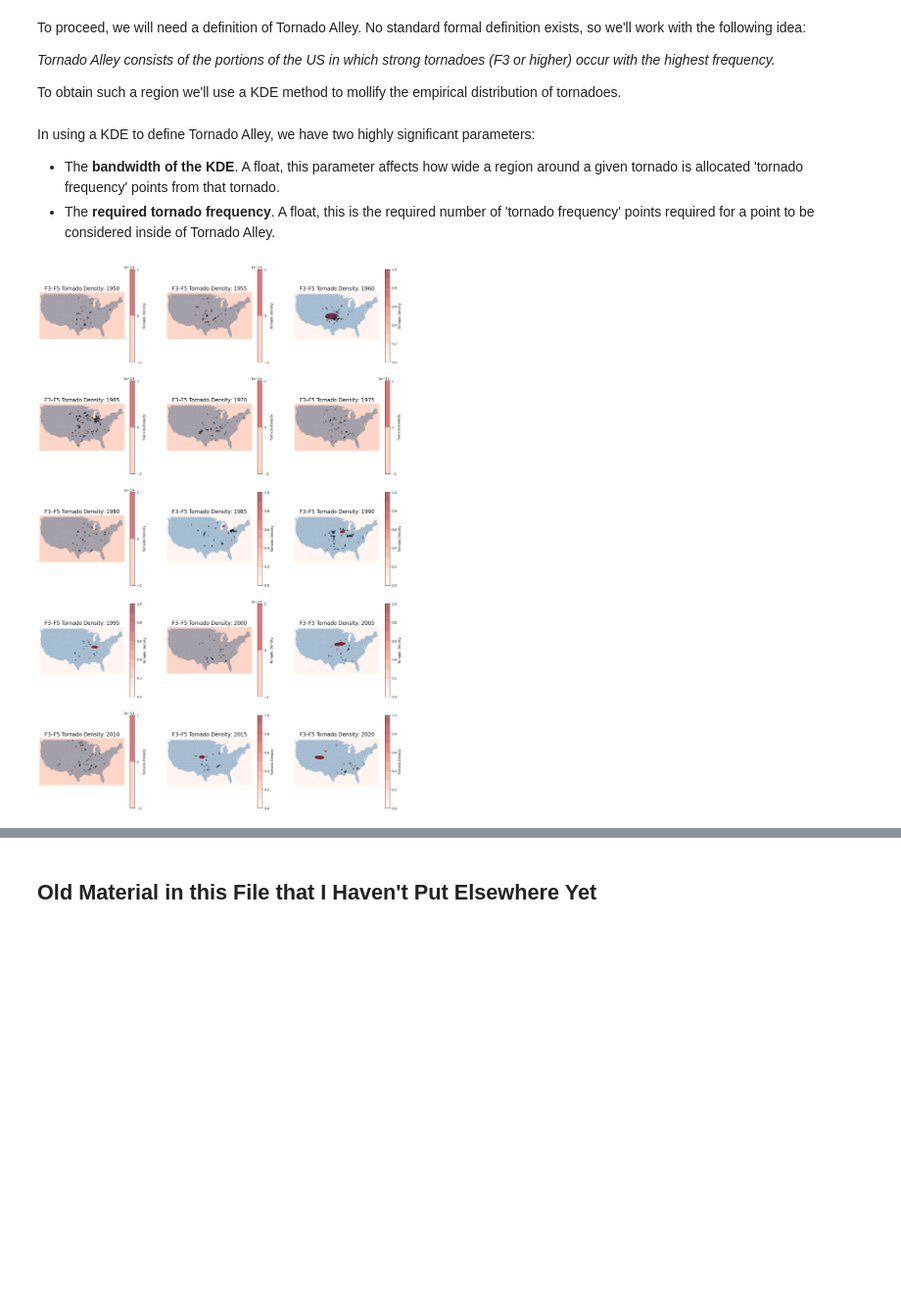
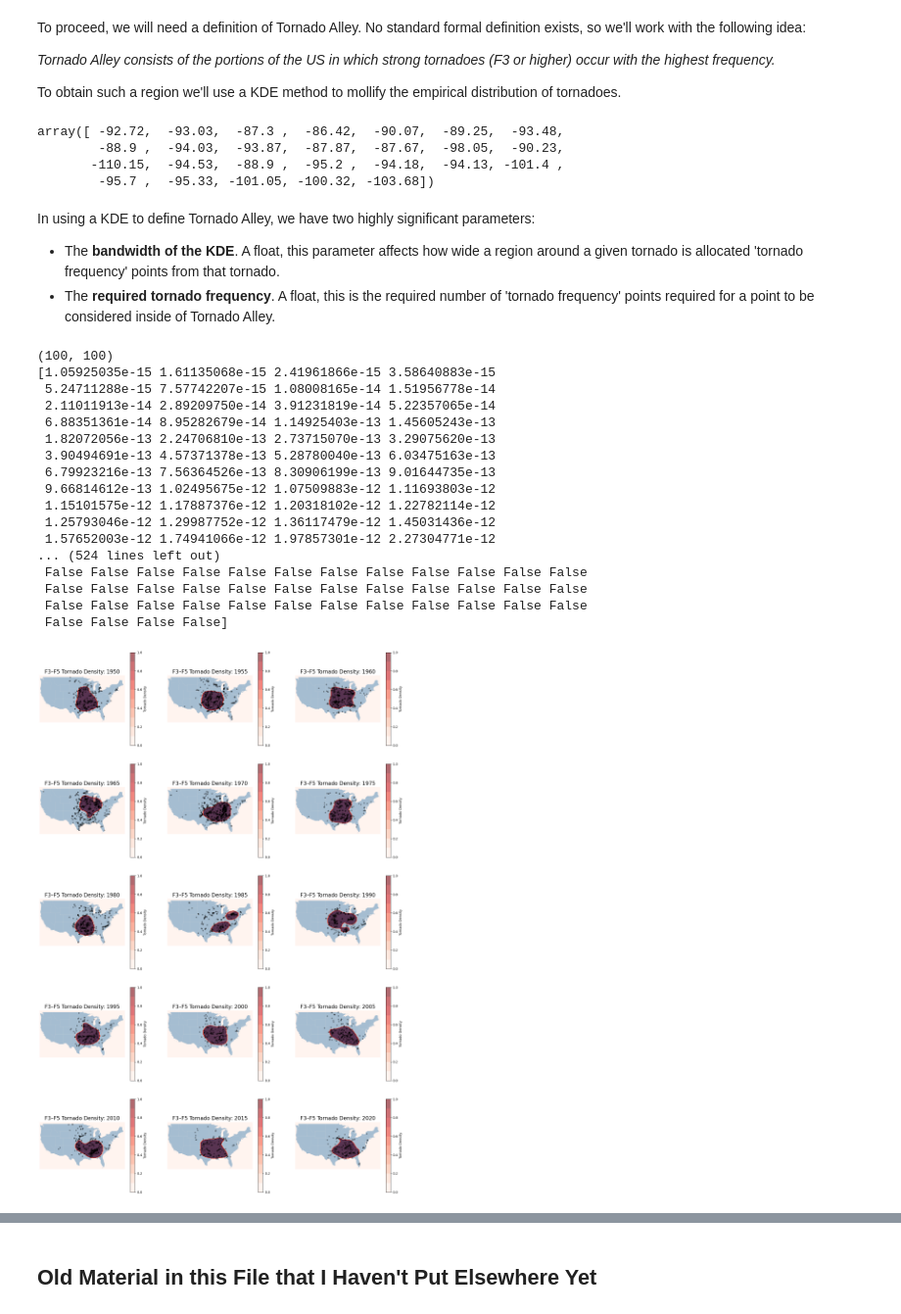
Before and after one commit to matthewdannenberg/not_in_kansas_anymore, a Jupyter notebook: tornado_alley_climate_model.ipynb, the cells around one changed output, grey strips where cells are left out. Shown at 98% size. Cells and saved outputs as stored; diff of their text form; code cells hidden in the pictures; blank space fills up the shorter version.

Commit message:
Added KDE method of approximation tornado distribution to climate modeling framework.

```diff
--- a/tornado_alley_climate_model.ipynb
+++ b/tornado_alley_climate_model.ipynb
@@ -616,6 +620,12 @@ tornado_df = tornado_df[~tornado_df['begin_lon'].isnull()]
 
 # Now, we also restrict ourselves to only working with strong tornadoes.
 tornado_df = tornado_df[tornado_df['tor_f_scale'].isin(['F3','F4','F5'])]
+
+def bin_by_year(year):
+    return 1950 + ((year-1950) // 5) * 5
+
+tornado_df.loc[:,'year_bin'] = bin_by_year(tornado_df['year'])
+
 tornado_df
 # %% [output]
 |  | Unnamed: 0 | state | begin_lat | begin_lon | tor_f_scale | year | year_bin |
@@ -637,6 +647,13 @@ To proceed, we will need a definition of Tornado Alley. No standard formal defin
 _Tornado Alley consists of the portions of the US in which strong tornadoes (F3 or higher) occur with the highest frequency._
 
 To obtain such a region we'll use a KDE method to mollify the empirical distribution of tornadoes.
+# %%
+tornado_df[tornado_df['year']==1987]['begin_lon'].values
+# %% [output]
+array([ -92.72,  -93.03,  -87.3 ,  -86.42,  -90.07,  -89.25,  -93.48,
+        -88.9 ,  -94.03,  -93.87,  -87.87,  -87.67,  -98.05,  -90.23,
+       -110.15,  -94.53,  -88.9 ,  -95.2 ,  -94.18,  -94.13, -101.4 ,
+        -95.7 ,  -95.33, -101.05, -100.32, -103.68])
 # %%
 from scipy.stats import gaussian_kde
 
@@ -644,12 +661,12 @@ def yearly_tornado_distributions(bandwidth, years):
 
     yearly_tornado_distributions = {}
     for year in years:
-        year_tornadoes = tornado_df[tornado_df['year'] == year]
+        year_tornadoes = tornado_df[tornado_df['year_bin'] == year]
         xvals = year_tornadoes['begin_lon'].values
         yvals = year_tornadoes['begin_lat'].values
 
         if len(xvals) == 0:
-            print('Warning: No data is present in the year ' + str(year))
+            print('Warning: No data is present in the bin ' + str(year))
         else:
             positions = np.vstack([xvals,yvals])
 
@@ -657,16 +674,19 @@ def yearly_tornado_distributions(bandwidth, years):
 
             yearly_tornado_distributions[year] = dist
 
-    return yearly_tornado_distributions
+    def output_func(year,position):
+        return len(xvals) * yearly_tornado_distributions[((year-1950)//5)*5 + 1950](position)
+
+    return output_func
 # %% [markdown]
 In using a KDE to define Tornado Alley, we have two highly significant parameters:
 * The **bandwidth of the KDE**. A float, this parameter affects how wide a region around a given tornado is allocated 'tornado frequency' points from that tornado.
 * The **required tornado frequency**. A float, this is the required number of 'tornado frequency' points required for a point to be considered inside of Tornado Alley.
 # %%
 BANDWIDTH = .5
-REQUIRED_FREQ = .01
+REQUIRED_FREQ = .5
 # %%
-years = np.arange(1950,2025,1)
+years = np.arange(1950,2025,5)
 
 tornado_kdes = yearly_tornado_distributions(BANDWIDTH, years)
 # %%
@@ -674,35 +694,64 @@ tornado_kdes = yearly_tornado_distributions(BANDWIDTH, years)
 
 years = np.arange(1950,2025,5)
 
 fig, axs = plt.subplots(5,3)
 fig.set_size_inches(20,30)
 
 xmin, xmax = -125, -66
 ymin, ymax = 24, 50
 
 xx, yy = np.mgrid[xmin:xmax:100j, ymin:ymax:100j]
 positions = np.vstack([xx.ravel(), yy.ravel()])
 
 for year in years:
     plot_x = ((year - 1950) // 5) % 3
     plot_y = ((year - 1950) // 5) // 3
 
-    density = tornado_kdes[year](positions).reshape(xx.shape)
-    tornado_alley = np.stack(np.vectorize(lambda x: int(x > REQUIRED_FREQ))(density),axis=1)
+    density = tornado_kdes(year,positions).reshape(xx.shape)
+    print(density.shape)
+    print(density[0])
+    tornado_alley = np.stack(np.vectorize(lambda x: x > REQUIRED_FREQ)(density),axis=0)
+    print(tornado_alley.shape)
+    print(tornado_alley[0])
 
     ax = axs[plot_y,plot_x]
     states.plot(ax=ax)
 
     contour = ax.contourf(xx, yy, tornado_alley, levels=10, cmap='Reds', alpha=0.6)
+
+
+    #xx, yy = np.mgrid[xmin:xmax:100j, ymin:ymax:100j]
+    #positions = np.vstack([xx.ravel(), yy.ravel()])
+    #density = tornado_kdes(year,positions).reshape(xx.shape)
+
+
+    #contour = ax.contourf(xx, yy, density, levels=10, cmap='Reds', alpha=0.6)
     plt.colorbar(contour, ax=ax, label='Tornado Density')
 
-    tornado_x = tornado_df[tornado_df['year']==year]['begin_lon'].values
-    tornado_y = tornado_df[tornado_df['year']==year]['begin_lat'].values
+    tornado_x = tornado_df[tornado_df['year_bin']==year]['begin_lon'].values
+    tornado_y = tornado_df[tornado_df['year_bin']==year]['begin_lat'].values
     ax.scatter(tornado_x, tornado_y, c='black', s=10, alpha=0.3)
 
     ax.set_title("F3–F5 Tornado Density: " + str(year), fontsize=16)
     ax.set_xlim(xmin, xmax)
     ax.set_ylim(ymin, ymax)
     ax.set_axis_off()
 # %% [output]
+(100, 100)
+[1.05925035e-15 1.61135068e-15 2.41961866e-15 3.58640883e-15
+ 5.24711288e-15 7.57742207e-15 1.08008165e-14 1.51956778e-14
+ 2.11011913e-14 2.89209750e-14 3.91231819e-14 5.22357065e-14
+ 6.88351361e-14 8.95282679e-14 1.14925403e-13 1.45605243e-13
+ 1.82072056e-13 2.24706810e-13 2.73715070e-13 3.29075620e-13
+ 3.90494691e-13 4.57371378e-13 5.28780040e-13 6.03475163e-13
+ 6.79923216e-13 7.56364526e-13 8.30906199e-13 9.01644735e-13
+ 9.66814612e-13 1.02495675e-12 1.07509883e-12 1.11693803e-12
+ 1.15101575e-12 1.17887376e-12 1.20318102e-12 1.22782114e-12
+ 1.25793046e-12 1.29987752e-12 1.36117479e-12 1.45031436e-12
+ 1.57652003e-12 1.74941066e-12 1.97857301e-12 2.27304771e-12
+... (524 lines left out)
+ False False False False False False False False False False False False
+ False False False False False False False False False False False False
+ False False False False False False False False False False False False
+ False False False False]
-[figure, old version]
+[figure, new version]
```
Also changed, not shown: parts of 19 cells of this notebook, 5 other files.
